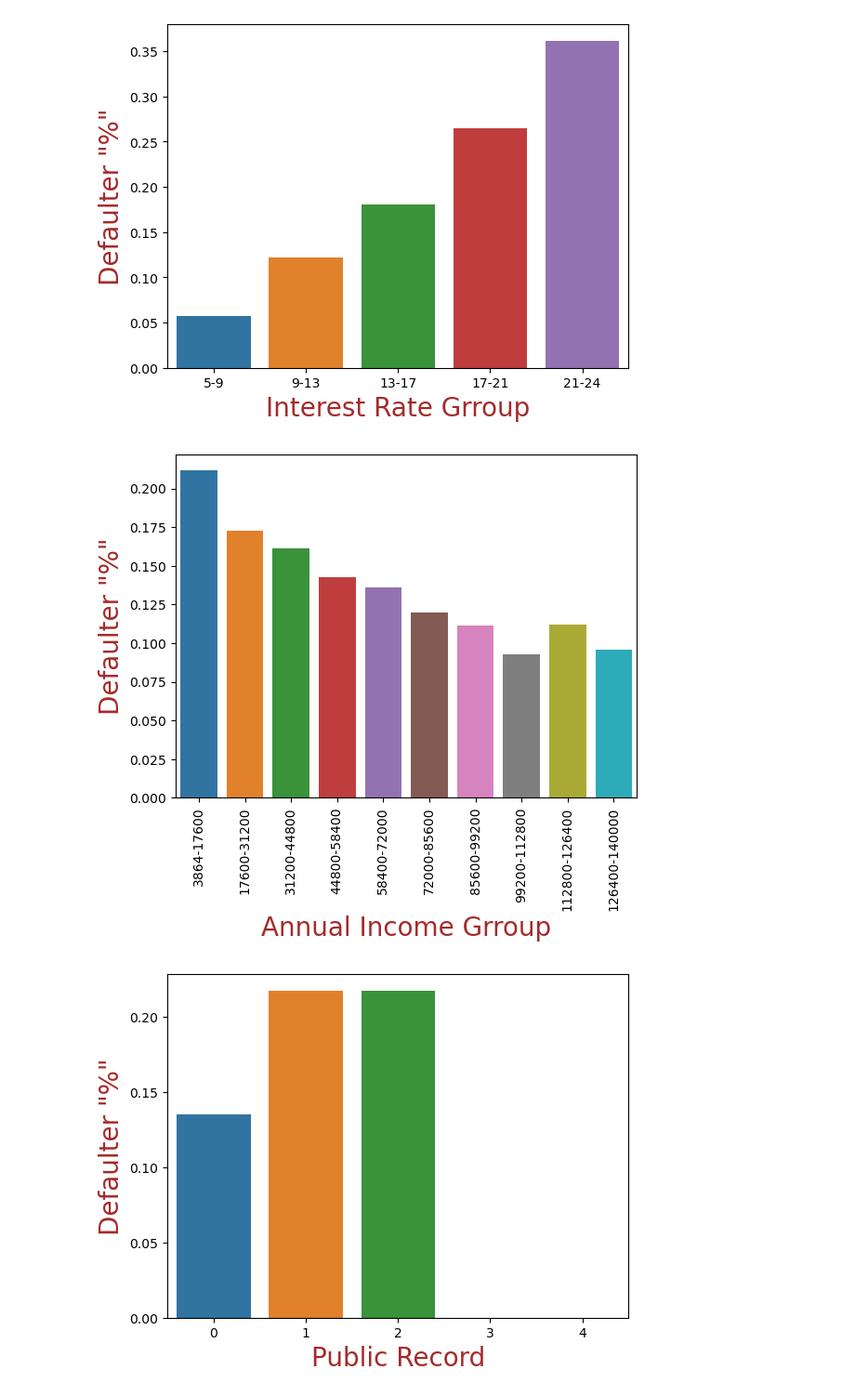
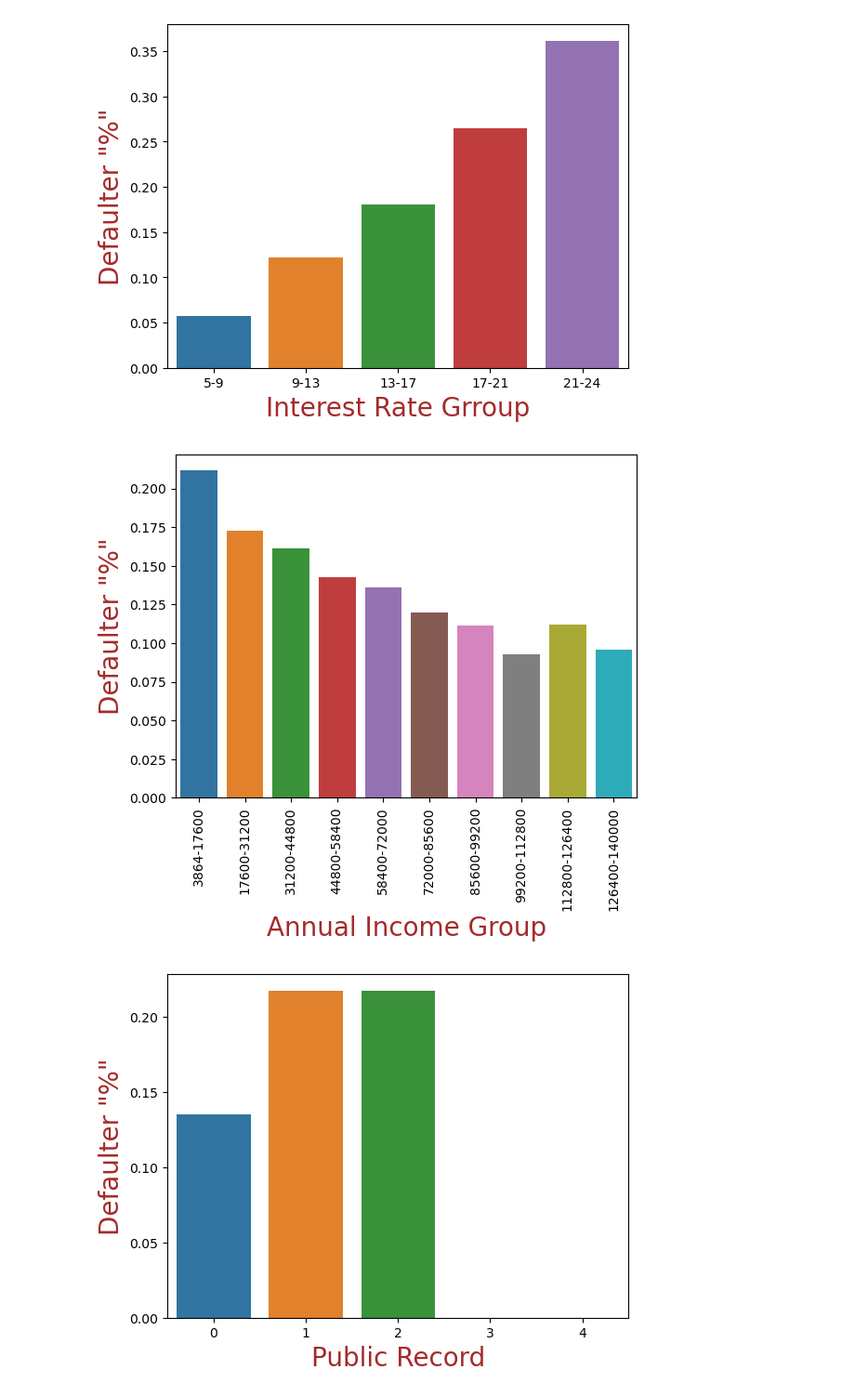
Before and after one commit to ReemaRani2709/LendingClubCaseStudy, a Jupyter notebook: Reema.ipynb, the cells around one changed output. Shown at 93% size. Saved outputs shown, nothing was run; the diff lists cells and outputs as text; code cells hidden in the pictures.

```diff
--- a/Reema.ipynb
+++ b/Reema.ipynb
@@ -764,12 +764,12 @@ loan['annual_inc_groups']=pd.cut(loan['annual_inc'], bins=10, precision=0,
                                 labels=['3864-17600', '17600-31200', '31200-44800', '44800-58400','58400-72000', '72000-85600', '85600-99200', '99200-112800', '112800-126400', '126400-140000'])
 # %%
 sns.barplot( x="annual_inc_groups", y="Defaulter", data=loan, errorbar=None)
-plt.xlabel("Annual Income Grroup", fontdict=fontDict)
+plt.xlabel("Annual Income Group", fontdict=fontDict)
 plt.ylabel('Defaulter "%"', fontdict=fontDict)
 plt.xticks(rotation=90)
 plt.show()
 # %% [output]
-[figure, old version]
+[figure, new version]
 # %%
 sns.barplot( x="pub_rec", y="Defaulter", data=loan, errorbar=None)
 plt.xlabel("Public Record", fontdict=fontDict)
```
Also changed, not shown: 1 other file.
